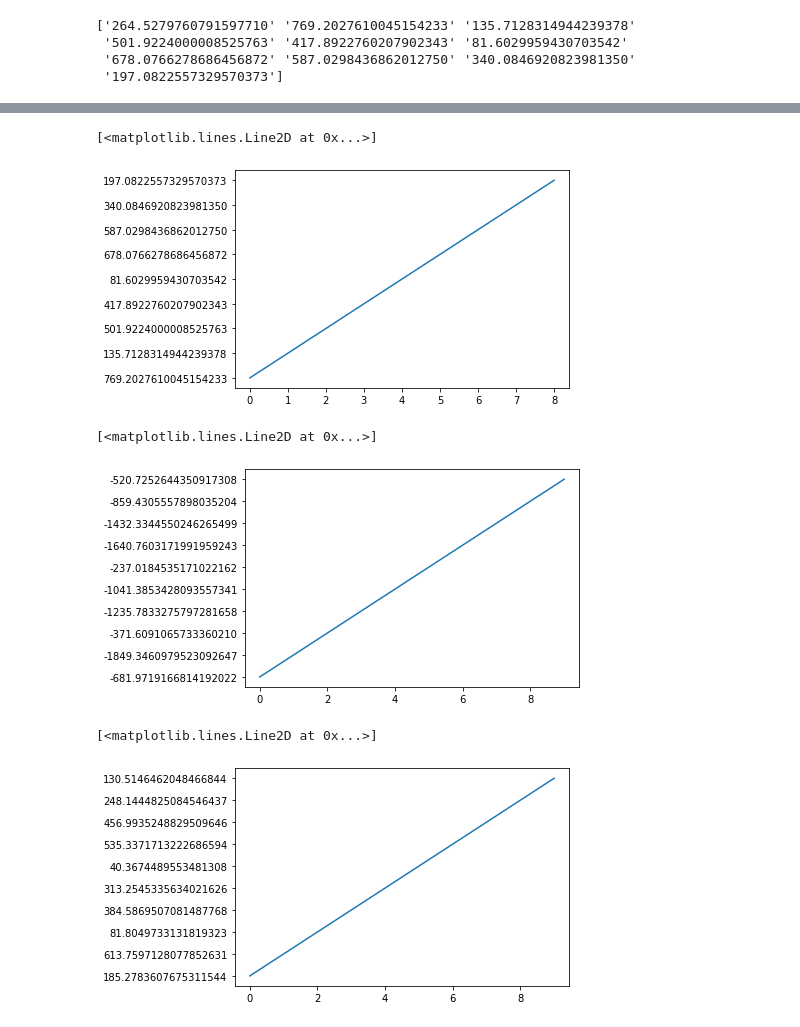
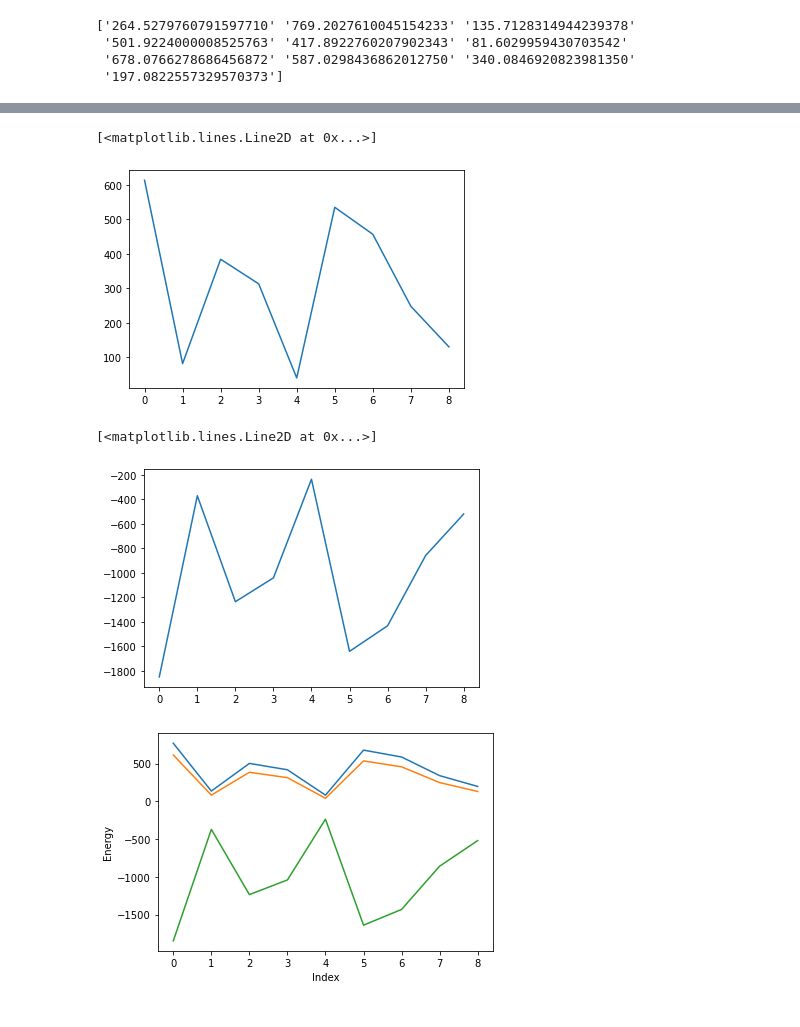
Before and after one commit to BPhi-ai/CS4635-Project-1, a Jupyter notebook: Project 1.ipynb, the cells around one changed output, grey strips where cells are left out. Cells and saved outputs as stored; diff of their text form; code cells hidden in the pictures.

```diff
--- a/Project 1.ipynb
+++ b/Project 1.ipynb
@@ -94,16 +105,26 @@ print(TEenergies_table)
 # %%
-plt.figure()
-plt.plot(TE[1:])
+data2 = NRenergies_table[1:]
+data2 = data2.astype(float)
+matplotlib.pyplot.figure()
+matplotlib.pyplot.plot(data2[:])
 # %% [output]
 [<matplotlib.lines.Line2D at 0x...>]
-[figure, old version]
+[figure, new version]
 # %%
-plt.plot(OEenergies_table)
+data3 = OEenergies_table[1:]
+data3 = data3.astype(float)
+matplotlib.pyplot.figure()
+matplotlib.pyplot.plot(data3[:])
 # %% [output]
 [<matplotlib.lines.Line2D at 0x...>]
-[figure, old version]
+[figure, new version]
 # %%
-plt.plot(NRenergies_table)
+matplotlib.pyplot.figure()
+matplotlib.pyplot.xlabel('Index')
+matplotlib.pyplot.ylabel('Energy')
+matplotlib.pyplot.plot(data[:])
+matplotlib.pyplot.plot(data2[:])
+matplotlib.pyplot.plot(data3[:])
+plt.savefig('two_samples.png')
 # %% [output]
-[<matplotlib.lines.Line2D at 0x...>]
-[figure, old version]
+[figure, new version]
```
Also changed, not shown: parts of 2 cells of this notebook.
